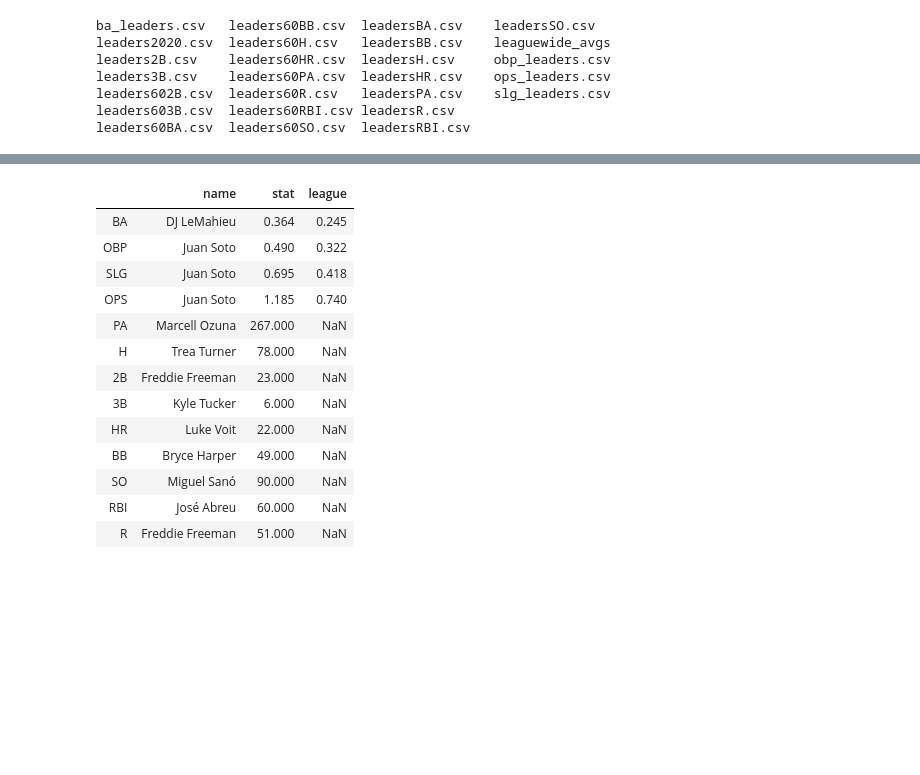
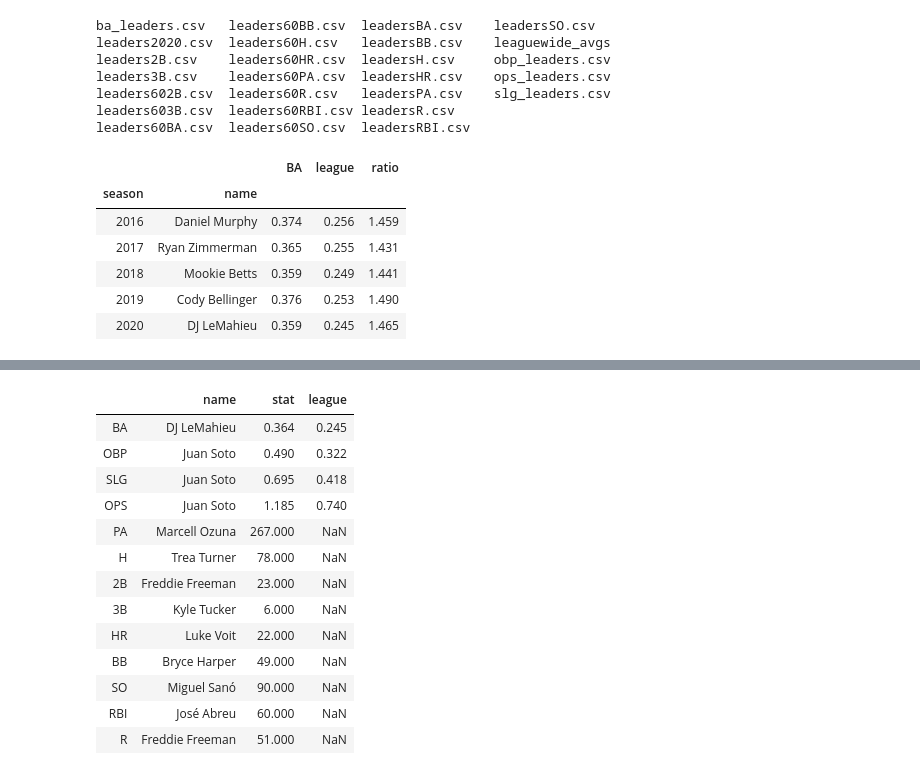
Before and after one commit to ebhtra/MLB-short-season-stats, a Jupyter notebook: MLB_Short_Season_Stats_part_2.ipynb, the cells around one changed output, grey strips where cells are left out. Cells and saved outputs as stored; diff of their text form; code cells hidden in the pictures; blank space fills up the shorter version.

```diff
--- a/MLB_Short_Season_Stats_part_2.ipynb
+++ b/MLB_Short_Season_Stats_part_2.ipynb
@@ -718,3 +718,18 @@ leaders3B.csv    leaders60PA.csv  leadersHR.csv    ops_leaders.csv
 leaders602B.csv  leaders60R.csv   leadersPA.csv    slg_leaders.csv
 leaders603B.csv  leaders60RBI.csv leadersR.csv
 leaders60BA.csv  leaders60SO.csv  leadersRBI.csv
+# %%
+## Adding 2020 stat to see it in Tableau
+bas.loc[(2020, 'DJ LeMahieu'), 'BA'] = 0.359
+bas.loc[(2020, 'DJ LeMahieu'), 'league'] = 0.245
+bas.loc[(2020, 'DJ LeMahieu'), 'ratio'] = 1.465
+# %%
+bas.tail()
+# %% [output]
+|  |  | BA | league | ratio |
+| season | name |  |  |  |
+| 2016 | Daniel Murphy | 0.374 | 0.256 | 1.459 |
+| 2017 | Ryan Zimmerman | 0.365 | 0.255 | 1.431 |
+| 2018 | Mookie Betts | 0.359 | 0.249 | 1.441 |
+| 2019 | Cody Bellinger | 0.376 | 0.253 | 1.490 |
+| 2020 | DJ LeMahieu | 0.359 | 0.245 | 1.465 |
```
Also changed, not shown: parts of 11 cells of this notebook.
